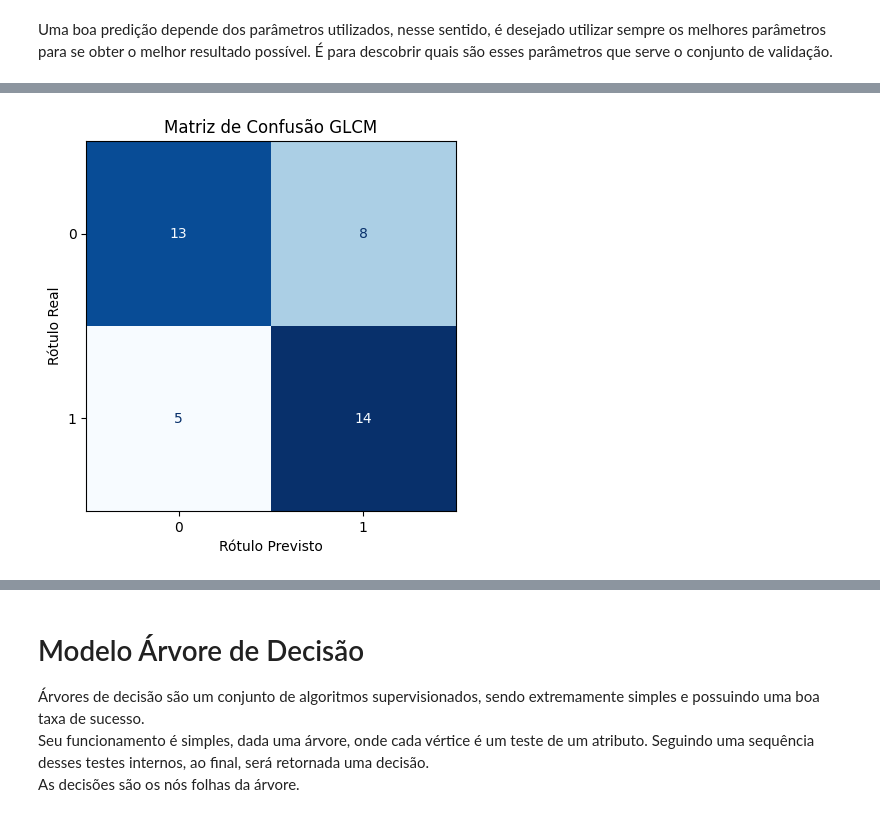
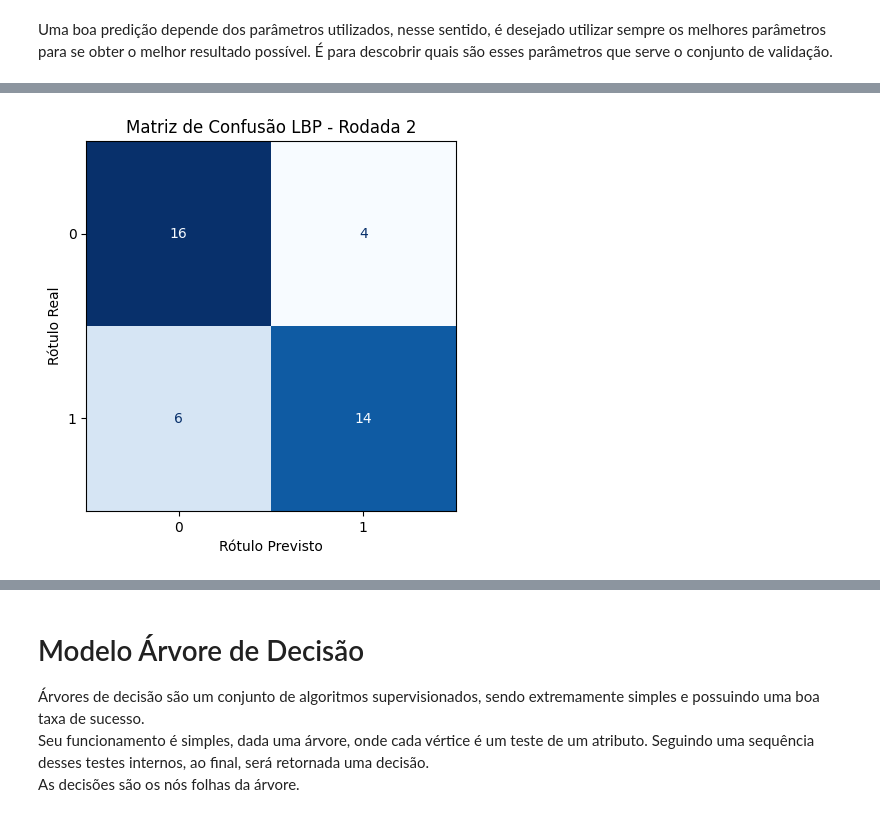
Before and after one commit to afmireski/images_classificator, a Jupyter notebook: main.ipynb, the cells around one changed output, grey strips where cells are left out. Cells and saved outputs as stored; diff of their text form; code cells hidden in the pictures.

Commit message:
#7 - refactor: Refactored KNN models to work with statify K-Folds

```diff
--- a/main.ipynb
+++ b/main.ipynb
@@ -421,13 +403,13 @@ def split_data(X, y, test_size=0.2, validation_size=0.2):
     test = (X_test, y_test)
     return [train, val, test]
 
-set_lbp = split_data(X_lbp, y)
-set_glcm = split_data(X_glcm, y)
-set_lpq = split_data(X_lpq, y)
-set_lbp_glcm = split_data(X_lbp_glcm, y)
-set_lbp_lpq = split_data(X_lbp_lpq, y)
-set_glcm_lpq = split_data(X_glcm_lpq, y)
-set_lbp_glcm_lpq = split_data(X_lbp_glcm_lpq, y)
+set_lbp = [X_lbp, y]
+set_glcm = [X_glcm, y]
+set_lpq = [X_lpq, y]
+set_lbp_glcm = [X_lbp_glcm, y]
+set_lbp_lpq = [X_lbp_lpq, y]
+set_glcm_lpq = [X_glcm_lpq, y]
+set_lbp_glcm_lpq = [X_lbp_glcm_lpq, y]
 # %% [output]
 X_lbp: (200, 59)
 X_glcm: (200, 72)
@@ -568,37 +488,55 @@ Melhor combinação de parâmetros: K=3, métrica=euclidean
 # %%
-# Classificando o conjunto de testes
-[knn_lbp, _, _] = tuned_knn_lbp
-[knn_glcm, _, _] = tuned_knn_glcm
-[knn_lpq, _, _] = tuned_knn_lpq
-[knn_lbp_glcm, _, _] = tuned_knn_lbp_glcm
-[knn_lbp_lpq, _, _] = tuned_knn_lbp_lpq
-[knn_glcm_lpq, _, _] = tuned_knn_glcm_lpq
-[knn_lbp_glcm_lpq, _, _] = tuned_knn_lbp_glcm_lpq
+# Classificando os modelos
+K_FOLDS = 5
 
 
 def predict_knn(knn, X, y, title=""):
-    predict = knn.predict(X)
+    skf = StratifiedKFold(n_splits=K_FOLDS, shuffle=True, random_state=42)
+    metrics = ([], [], [], [])
+    rodada = 1
+    for train_index, test_index in skf.split(X, y):
+        X_train, X_test = X[train_index], X[test_index]
+        y_train, y_test = y[train_index], y[test_index]
 
-    show_predict_infos(y, predict, title=title)
+        knn.fit(X_train, y_train)
 
-print("Classificação do conjunto LBP:")
-predict_knn(knn_lbp, set_lbp[2][0], set_lbp[2][1], title="LBP")
+        predict = knn.predict(X_test)
 
-print("Classificação do conjunto GLCM:")
-predict_knn(knn_glcm, set_glcm[2][0], set_glcm[2][1], title="GLCM")
+        accuracy, f1, recall, precision = show_predict_infos(y_test, predict, title=f"{title} - Rodada {rodada}")
 
-print("Classificação do conjunto LPQ:")
-predict_knn(knn_lpq, set_lpq[2][0], set_lpq[2][1], title="LPQ")
+        metrics[0].append(accuracy)
+        metrics[1].append(f1)
+        metrics[2].append(recall)
+        metrics[3].append(precision)
 
-print("Classificação do conjunto LBP+GLCM:")
-predict_knn(knn_lbp_glcm, set_lbp_glcm[2][0], set_lbp_glcm[2][1], title="LBP+GLCM")
+        rodada+=1
 
-print("Classificação do conjunto LBP+LPQ:")
-predict_knn(knn_lbp_lpq, set_lbp_lpq[2][0], set_lbp_lpq[2][1], title="LBP+LPQ")
+    print(f"Avaliação do média do modelo {title}:")
+    print("Acurácia: %.2f +- %.2f" % (np.mean(metrics[0]), np.std(metrics[0])))
+    print("F1: %.2f +- %.2f" % (np.mean(metrics[1]), np.std(metrics[1])))
+    print("Recall: %.2f +- %.2f" % (np.mean(metrics[2]), np.std(metrics[2])))
+    print("Precisão: %.2f +- %.2f" % (np.mean(metrics[3]), np.std(metrics[3])))
+    print("====================================\n\n")
 
-print("Classificação do conjunto GLCM+LPQ:")
-predict_knn(knn_glcm_lpq, set_glcm_lpq[2][0], set_glcm_lpq[2][1], title="GLCM+LPQ")
+print("=== Modelos KNN ===")
+print("Classificação do modelo LBP:")
+predict_knn(base_knn, set_lbp[0], set_lbp[1], title="LBP")
 
-print("Classificação do conjunto LBP+GLCM+LPQ:")
-predict_knn(knn_lbp_glcm_lpq, set_lbp_glcm_lpq[2][0], set_lbp_glcm_lpq[2][1], title="LBP+GLCM+LPQ")
+print("Classificação do modelo GLCM:")
+predict_knn(base_knn, set_glcm[0], set_glcm[1], title="GLCM")
+
+print("Classificação do modelo LPQ:")
+predict_knn(base_knn, set_lpq[0], set_lpq[1], title="LPQ")
+
+print("Classificação do modelo LBP+GLCM:")
+predict_knn(base_knn, set_lbp_glcm[0], set_lbp_glcm[1], title="LBP+GLCM")
+
+print("Classificação do modelo LBP+LPQ:")
+predict_knn(base_knn, set_lbp_lpq[0], set_lbp_lpq[1], title="LBP+LPQ")
+
+print("Classificação do modelo GLCM+LPQ:")
+predict_knn(base_knn, set_glcm_lpq[0], set_glcm_lpq[1], title="GLCM+LPQ")
+
+print("Classificação do modelo LBP+GLCM+LPQ:")
+predict_knn(base_knn, set_lbp_glcm_lpq[0], set_lbp_glcm_lpq[1], title="LBP+GLCM+LPQ")
 # %% [output]
@@ -626 +560 @@ weighted avg       0.68      0.68      0.67        40
-[figure, old version]
+[figure, new version]
```
Also changed, not shown: parts of 8 cells of this notebook, 1 other file.
